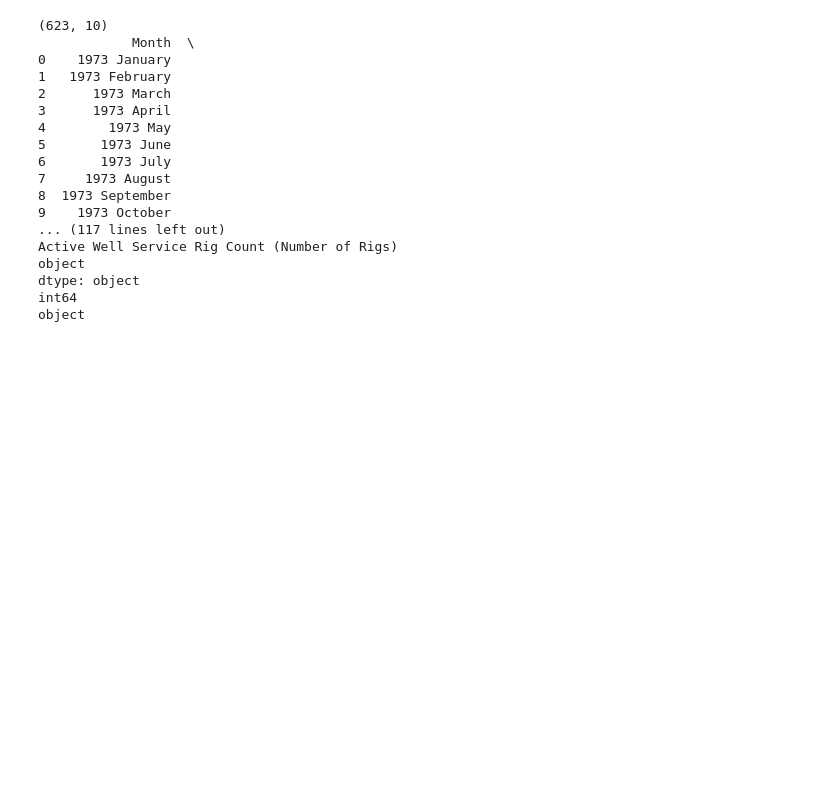
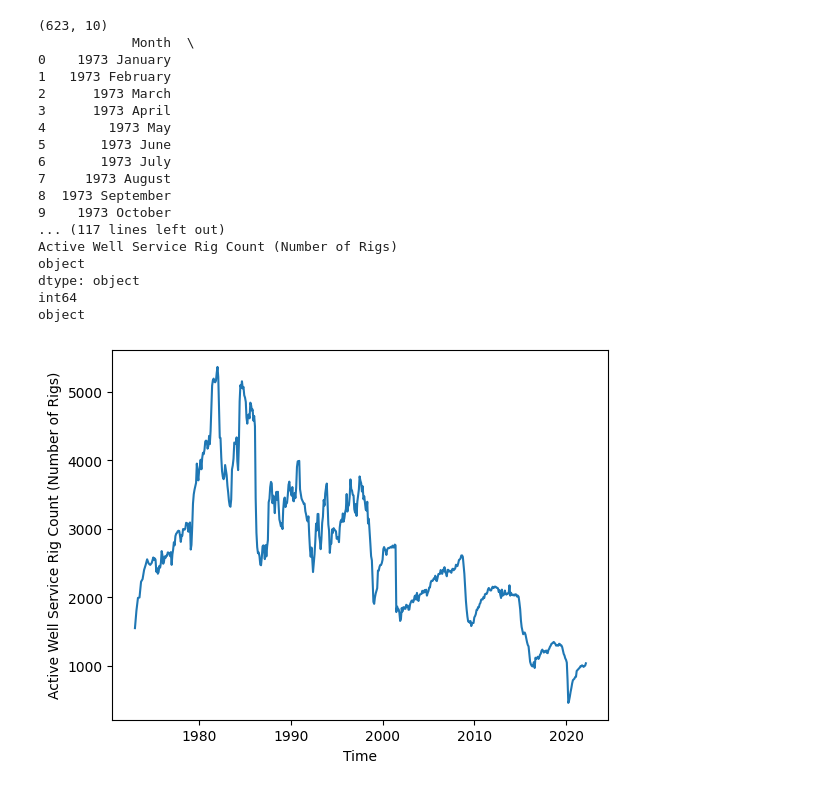
Before and after one commit to bburt26/eda_assignment, a Jupyter notebook: assignment.ipynb, the cells around one changed output. Cells and saved outputs as stored; diff of their text form; code cells hidden in the pictures; blank space fills up the shorter version.

```diff
--- a/assignment.ipynb
+++ b/assignment.ipynb
@@ -335,3 +333,11 @@ datetime = drilling['Time'] = pd.to_datetime(drilling['Month'], format='mixed')
+# %%
+# Question 3.3
+number = "Active Well Service Rig Count (Number of Rigs)"
+drilling[number] = drilling[number].replace("Not Available", np.nan)
+drilling[number] = pd.to_numeric(drilling[number], errors="coerce")
+line = sns.lineplot(data = drilling, x = "Time", y = number)
+# %% [output]
+[figure, added]
 # %%
 # Question 3.4
 # %%
```
Also changed, not shown: parts of 1 cell of this notebook.
